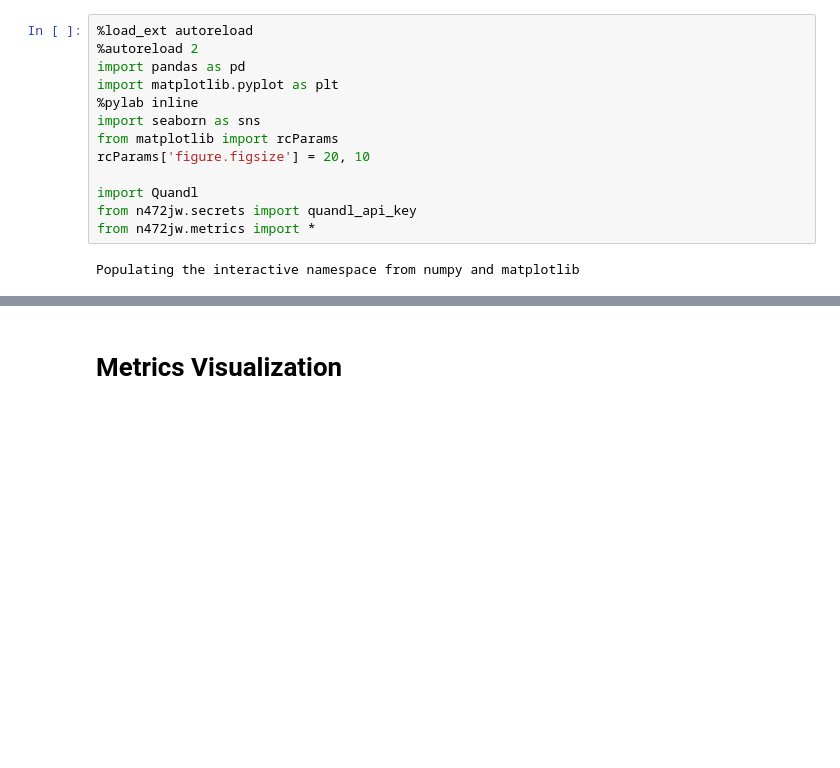
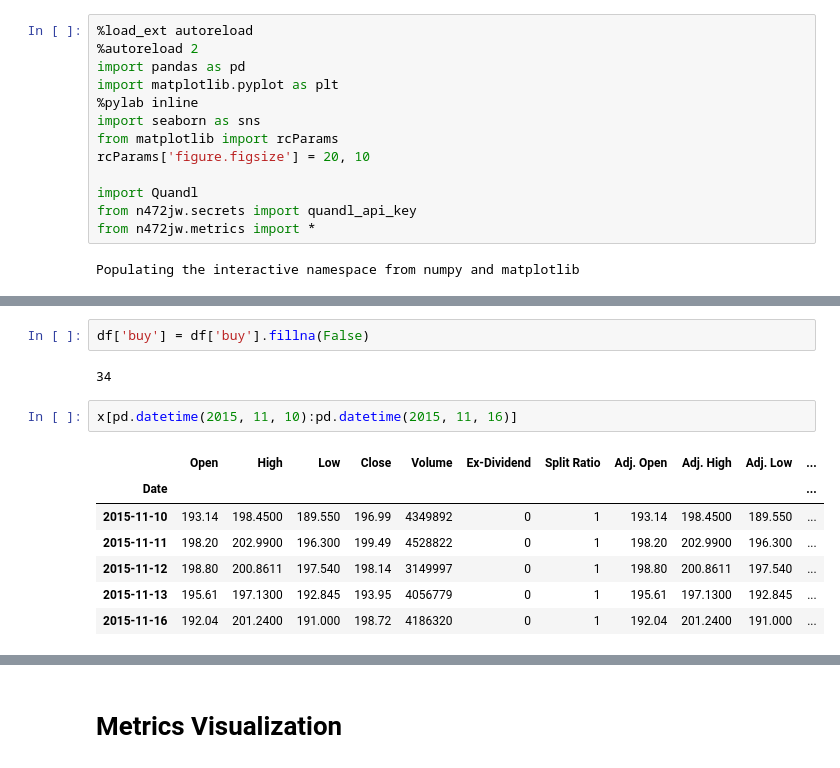
Before and after one commit to jayhack/N472JW, a Jupyter notebook: Exploration.ipynb, the cells around one changed output, grey strips where cells are left out. Drawn from its saved outputs; the diff is of its cells as text; blank space fills up the shorter version.

```diff
--- a/Exploration.ipynb
+++ b/Exploration.ipynb
@@ -38,0 +156,14 @@ data.head()
+# %%
+df['buy'] = df['buy'].fillna(False)
+# %% [output]
+34
+# %%
+x[pd.datetime(2015, 11, 10):pd.datetime(2015, 11, 16)]
+# %% [output]
+|  | Open | High | Low | Close | Volume | Ex-Dividend | Split Ratio | Adj. Open | Adj. High | Adj. Low | ... |
+| Date |  |  |  |  |  |  |  |  |  |  | ... |
+| 2015-11-10 | 193.14 | 198.4500 | 189.550 | 196.99 | 4349892 | 0 | 1 | 193.14 | 198.4500 | 189.550 | ... |
+| 2015-11-11 | 198.20 | 202.9900 | 196.300 | 199.49 | 4528822 | 0 | 1 | 198.20 | 202.9900 | 196.300 | ... |
+| 2015-11-12 | 198.80 | 200.8611 | 197.540 | 198.14 | 3149997 | 0 | 1 | 198.80 | 200.8611 | 197.540 | ... |
+| 2015-11-13 | 195.61 | 197.1300 | 192.845 | 193.95 | 4056779 | 0 | 1 | 195.61 | 197.1300 | 192.845 | ... |
+| 2015-11-16 | 192.04 | 201.2400 | 191.000 | 198.72 | 4186320 | 0 | 1 | 192.04 | 201.2400 | 191.000 | ... |
```
Also changed, not shown: parts of 13 cells of this notebook, 5 other files.
